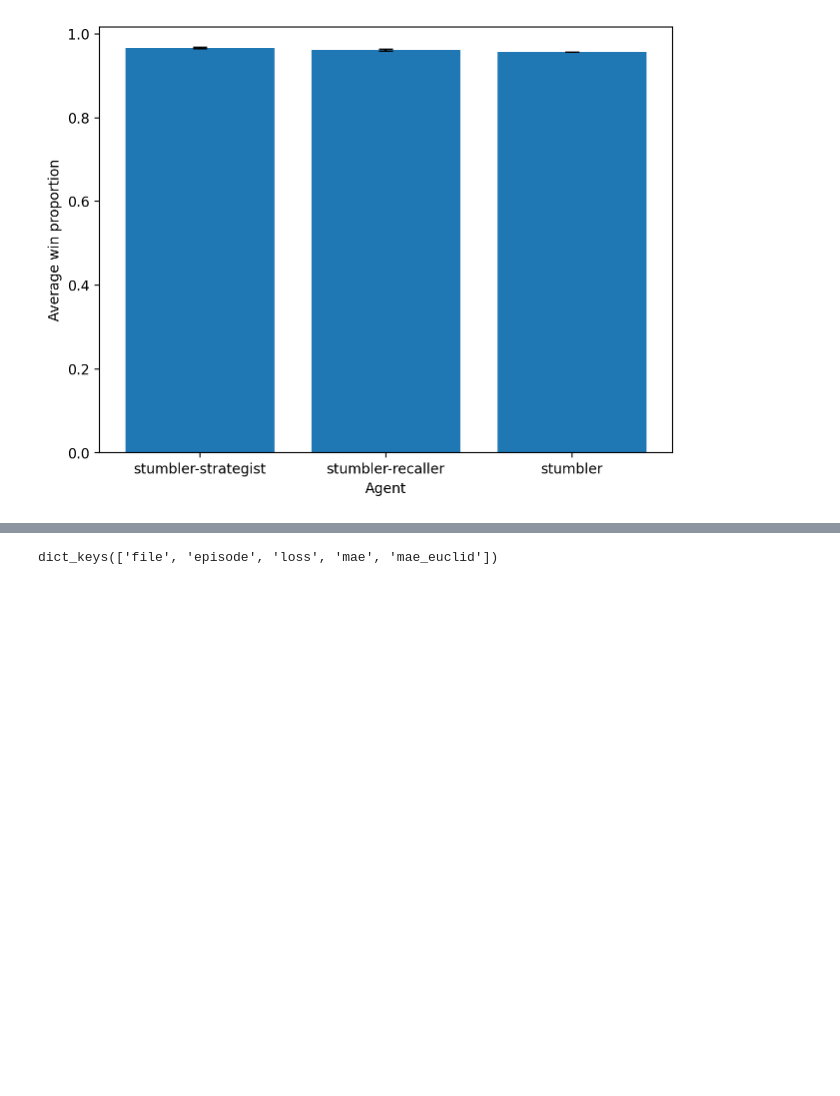
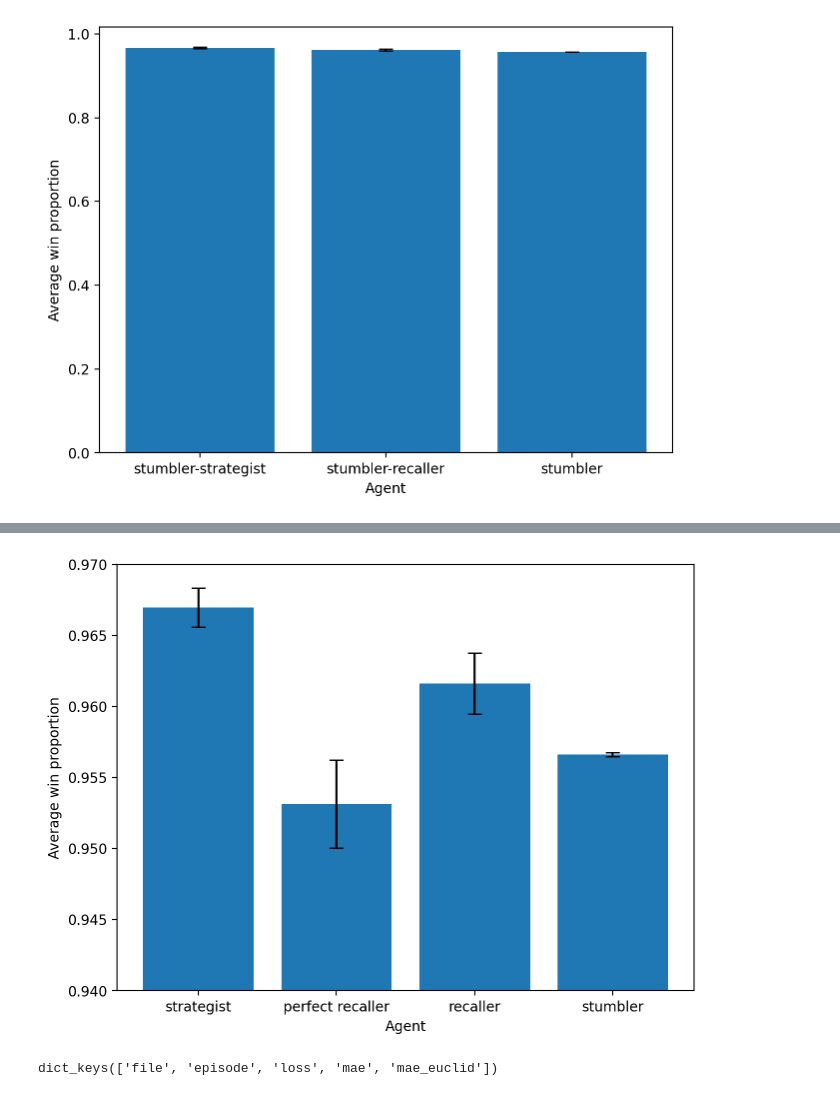
Before and after one commit to CoAxLab/azad-next-move, a Jupyter notebook: notebooks/wythoff_exp13_14.ipynb, the cells around one changed output, grey strips where cells are left out. Saved outputs shown, nothing was run; the diff lists cells and outputs as text; code cells hidden in the pictures; blank space fills up the shorter version.

```diff
--- a/notebooks/wythoff_exp13_14.ipynb
+++ b/notebooks/wythoff_exp13_14.ipynb
@@ -56,6 +56,17 @@ for r in runs:
 
     mon = join_monitored(files, sort_key='episode')
     exp_14_replay.append(mon)
+# %%
+path = "/Users/Jack/Desktop/PNC/CoAx/azad-next-move/data/wythoff/exp14_perfect_replay/"
+
+exp_14_perfect_replay = []
+runs = range(1, 101)
+for r in runs:
+    files = sorted(glob(os.path.join(path,
+        "run_{}_episode*_stumbler*.csv".format(int(r)))))
+
+    mon = join_monitored(files, sort_key='episode')
+    exp_14_perfect_replay.append(mon)
 # %%
 pprint(exp_13[0].keys())
 pprint(exp_14[0].keys())
@@ -338,6 +353,7 @@ _ = plt.xticks(range(3), labels = ["stumbler-strategist", "stumbler-recaller", "
 episode_13,        exp_13_avg,        exp_13_SE        = score_summary(exp_13,        key="total_wins")
 episode_14,        exp_14_avg,        exp_14_SE        = score_summary(exp_14,        key="total_wins")
 episode_14_replay, exp_14_replay_avg, exp_14_replay_SE = score_summary(exp_14_replay, key="total_wins")
+episode_14_perfect_replay, exp_14_perfect_replay_avg, exp_14_perfect_replay_SE = score_summary(exp_14_perfect_replay, key="total_wins")
 # %%
 plt.figure()
 
@@ -415,3 +431,23 @@ _ = plt.ylabel("Total wins")
+# %%
+plt.figure()
+
+plt.bar(range(4), [exp_14_avg[-1]        / max(episode_14),
+                   exp_14_perfect_replay_avg[-1] / max(episode_14_perfect_replay),
+                   exp_14_replay_avg[-1] / max(episode_14_replay),
+                   exp_13_avg[-1]        / max(episode_13)],
+             yerr=[exp_14_SE[-1]        / max(episode_14),
+                   exp_14_perfect_replay_SE[-1] / max(episode_14_perfect_replay),
+                   exp_14_replay_SE[-1] / max(episode_14_replay),
+                   exp_13_SE[-1]        / max(episode_13)],
+        capsize=5)
+
+_ = plt.tight_layout()
+_ = plt.ylim(0.94, 0.97)
+_ = plt.xlabel("Agent")
+_ = plt.ylabel("Average win proportion")
+_ = plt.xticks(range(4), labels = ["strategist", "perfect recaller", "recaller", "stumbler"])
+# %% [output]
+[figure, added]
 # %%
 path = "/Users/Jack/Desktop/PNC/CoAx/azad-next-move/data/wythoff/exp14/"
 
```
Also changed, not shown: parts of 6 cells of this notebook, 2 other files.
